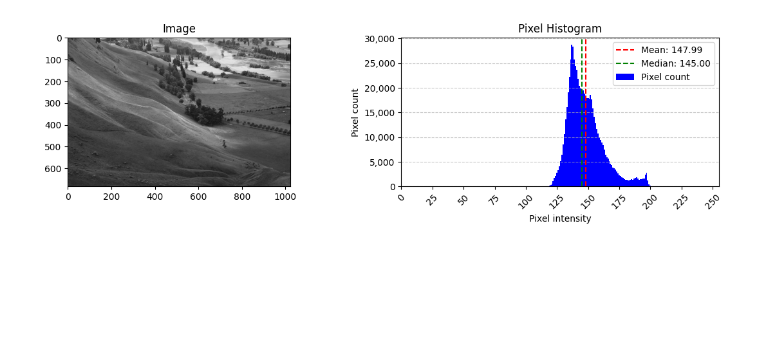
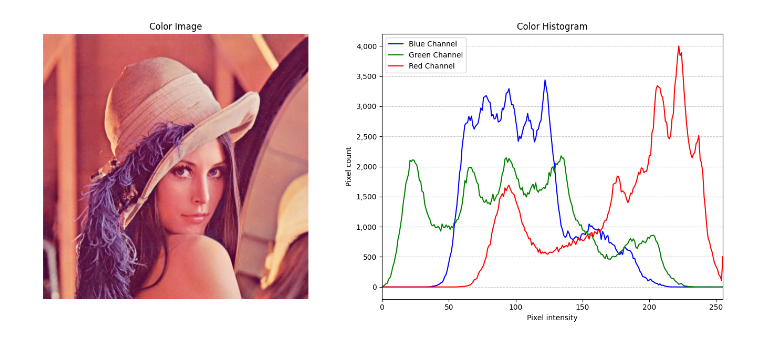
Before and after one commit to sunabove/opencv-python, a Jupyter notebook: ch_06_pixel/0406_히스토그램 예제 컬러 영상.ipynb, the cells around one changed output. Saved outputs shown, nothing was run; the diff lists cells and outputs as text; code cells hidden in the pictures; blank space fills up the shorter version.

```diff
--- a/ch_06_pixel/0406_히스토그램 예제 컬러 영상.ipynb
+++ b/ch_06_pixel/0406_히스토그램 예제 컬러 영상.ipynb
@@ -1,49 +1,59 @@
 # %%
 import cv2, numpy as np, matplotlib.pyplot as plt
 
-img = cv2.imread("histogram_example.jpg", cv2.IMREAD_GRAYSCALE)
+# 이미지 읽기 (컬러 이미지)
+img = cv2.imread("lena.jpg")
 
-# 히스토그램 계산
-# cv2.calcHist(images, channels, mask, histSize, ranges)
-hist = cv2.calcHist([img], [0], None, [256], [0, 256])
-# 평균(mean)과 중앙값(median) 계산
-mean_val = np.mean(img)
-median_val = np.median(img)
+# BGR 채널로 나누기 (OpenCV는 기본적으로 BGR 형식)
+blue_channel = img[:, :, 0]
+green_channel = img[:, :, 1]
+red_channel = img[:, :, 2]
 
-rows, cols = 1, 2
-chart_idx = 0
-plt.figure(figsize=(cols*7, rows*3))
+# 각 채널에 대해 히스토그램 계산
+blue_hist = cv2.calcHist([blue_channel], [0], None, [256], [0, 256])
+green_hist = cv2.calcHist([green_channel], [0], None, [256], [0, 256])
+red_hist = cv2.calcHist([red_channel], [0], None, [256], [0, 256])
 
-plt.subplot(rows, cols, chart_idx := chart_idx + 1 )
-plt.title( 'Image' )
-plt.imshow( img, cmap="gray" )
-plt.axis( "on" )
+# 평균과 중앙값 계산
+mean_blue = np.mean(blue_channel)
+median_blue = np.median(blue_channel)
+mean_green = np.mean(green_channel)
+median_green = np.median(green_channel)
+mean_red = np.mean(red_channel)
+median_red = np.median(red_channel)
 
-# 히스토그램 데이터를 Bar Chart로 그리기
-plt.subplot(rows, cols, chart_idx := chart_idx + 1 )
-plt.title('Pixel Histogram')
-# 히스토그램 Bar Chart 출력
-plt.bar(range(256), hist.ravel(), width=1, color='blue', label="Pixel count" )
-# 평균과 중앙값 표시
-plt.axvline(mean_val, color='red', linestyle='--', linewidth=1.5, label=f'Mean: {mean_val:.2f}')
-plt.axvline(median_val, color='green', linestyle='--', linewidth=1.5, label=f'Median: {median_val:.2f}')
+# 그래프 설정
+plt.figure(figsize=(14, 6))
 
+# 원본 컬러 이미지 표시
+plt.subplot(1, 2, 1)
+plt.title('Color Image')
+plt.imshow(cv2.cvtColor(img, cv2.COLOR_BGR2RGB))  # BGR을 RGB로 변환해서 표시
+plt.axis('off')
+
+# 각 채널의 히스토그램을 출력
+plt.subplot(1, 2, 2)
+plt.title('Color Histogram')
+
+# BGR 채널별 히스토그램 표시
+plt.plot(blue_hist, color='blue', label='Blue Channel')
+plt.plot(green_hist, color='green', label='Green Channel')
+plt.plot(red_hist, color='red', label='Red Channel')
+
+# x축, y축 설정
 plt.xlabel('Pixel intensity')
 plt.ylabel('Pixel count')
-plt.xlim([0, 255])  # x축 범위를 0부터 255로 설정
-# x축 tick을 적당한 간격으로 설정 (예: 0, 25, 50, ..., 255)
-tick_values = np.arange(0, 256, 25)
-tick_texts = [ f"{tick}" for tick in tick_values ]
-plt.xticks(tick_values, tick_texts, rotation=45)  # 각 tick에 레이블 추가
+plt.xlim([0, 255])  # x축 범위 설정
+plt.legend()
 
 # y축 tick 포매팅
 from matplotlib.ticker import FuncFormatter
-plt.gca().yaxis.set_major_formatter(FuncFormatter( lambda value, _ : f'{int(value):,}' ))
+plt.gca().yaxis.set_major_formatter(FuncFormatter(lambda value, _: f'{int(value):,}'))
 
-plt.legend()
 plt.grid(axis='y', linestyle='--', alpha=0.7)
+plt.tight_layout()
 
-# 그래프 보여주기
+# 그래프 출력
 plt.show()
 # %% [output]
-[figure, old version]
+[figure, new version]
```
Also changed, not shown: 1 other file.
